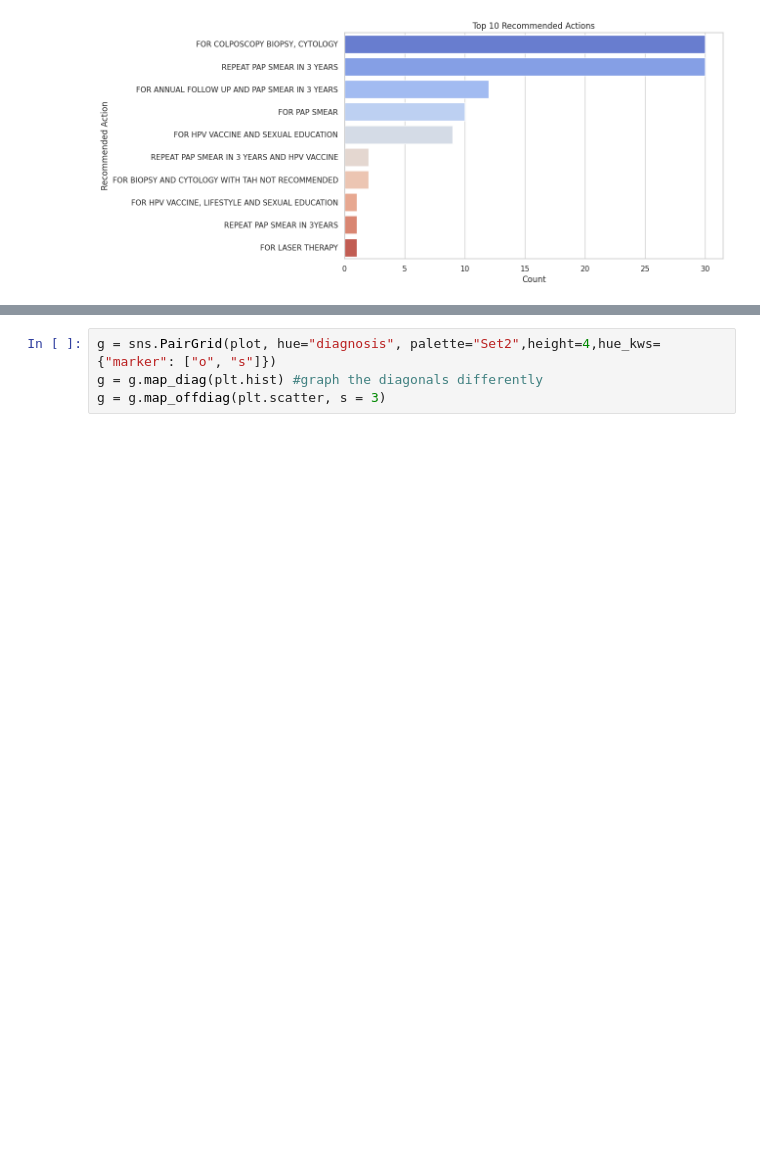
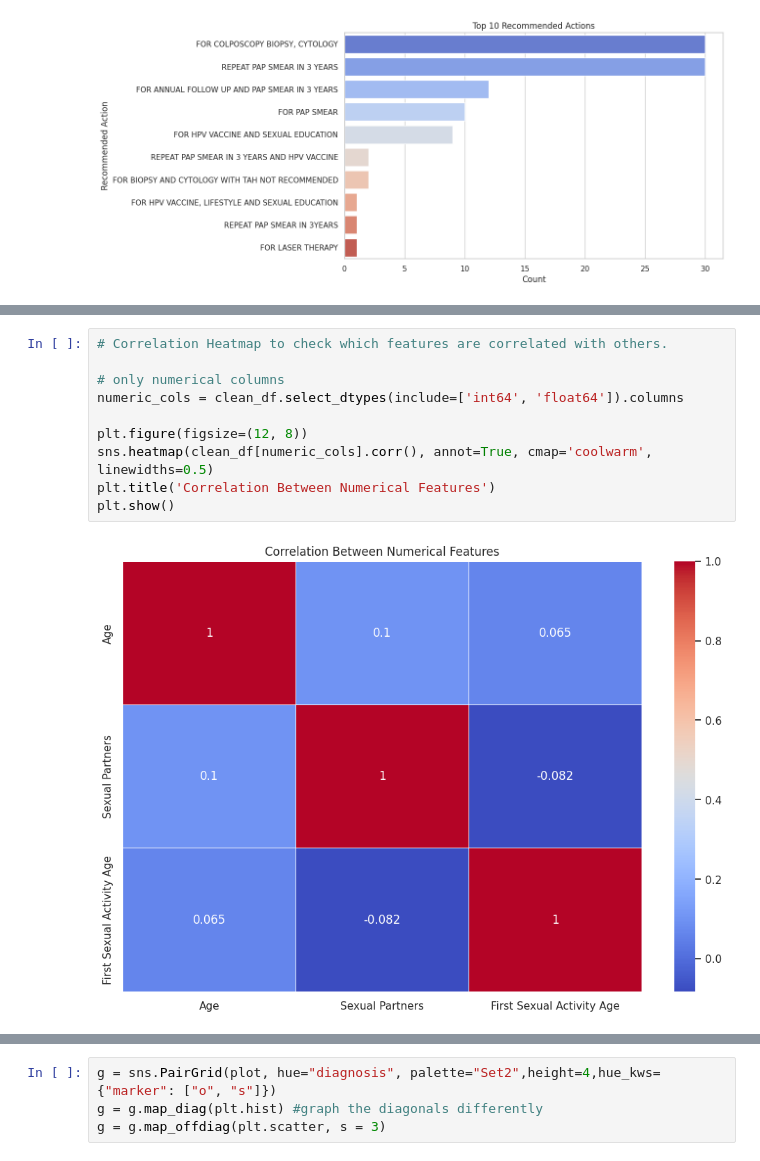
Before and after one commit to Anne-Okingo/Code_Ssipers_Afya_Kuu, a Jupyter notebook: Predicting_breast_cancer_with_decision_trees (2).ipynb, the cells around one changed output, grey strips where cells are left out. Saved outputs shown, nothing was run; the diff lists cells and outputs as text; blank space fills up the shorter version.

```diff
--- a/Predicting_breast_cancer_with_decision_trees (2).ipynb
+++ b/Predicting_breast_cancer_with_decision_trees (2).ipynb
@@ -693,0 +693,12 @@ plt.show()
+# %%
+# Correlation Heatmap to check which features are correlated with others.
+
+# only numerical columns
+numeric_cols = clean_df.select_dtypes(include=['int64', 'float64']).columns
+
+plt.figure(figsize=(12, 8))
+sns.heatmap(clean_df[numeric_cols].corr(), annot=True, cmap='coolwarm', linewidths=0.5)
+plt.title('Correlation Between Numerical Features')
+plt.show()
+# %% [output]
+[figure, added]
```
Also changed, not shown: parts of 3 cells of this notebook.
